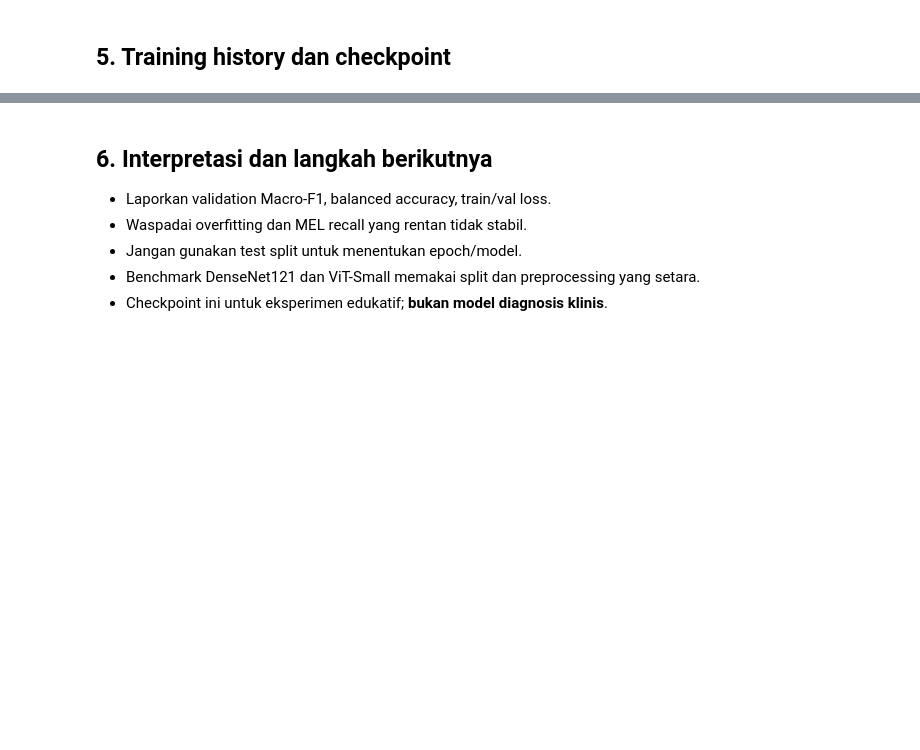
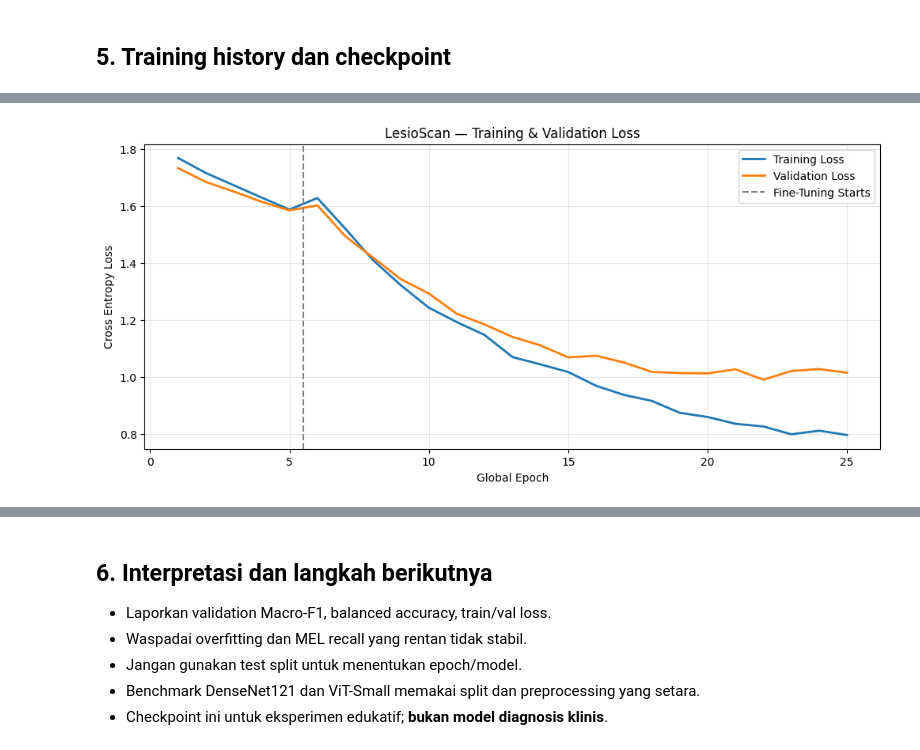
Before and after one commit to Liex2810/lesioscan-ml, a Jupyter notebook: notebooks/03_model_training.ipynb, the cells around one changed output, grey strips where cells are left out. Cells and saved outputs as stored; diff of their text form; code cells hidden in the pictures; blank space fills up the shorter version.

```diff
--- a/notebooks/03_model_training.ipynb
+++ b/notebooks/03_model_training.ipynb
@@ -83,0 +1617,85 @@ print('✅ Checkpoint exists')
+# %%
+import matplotlib.pyplot as plt
+
+# ==========================================
+# LOSS CURVES
+# ==========================================
+
+plt.figure(figsize=(12, 5))
+
+plt.plot(
+    history["global_epoch"],
+    history["train_loss"],
+    label="Training Loss",
+    linewidth=2
+)
+
+plt.plot(
+    history["global_epoch"],
+    history["val_loss"],
+    label="Validation Loss",
+    linewidth=2
+)
+
+plt.axvline(
+    x=len(stage1) + 0.5,
+    linestyle="--",
+    color="gray",
+    label="Fine-Tuning Starts"
+)
+
+plt.xlabel("Global Epoch")
+plt.ylabel("Cross Entropy Loss")
+plt.title("LesioScan — Training & Validation Loss")
+plt.legend()
+plt.grid(alpha=0.3)
+
+plt.savefig(
+    FIGURES / "training_loss.png",
+    dpi=180,
+    bbox_inches="tight"
+)
+
+plt.show()
+
+# ==========================================
+# VALIDATION MACRO-F1
+# ==========================================
+
+plt.figure(figsize=(12, 5))
+
+plt.plot(
+    history["global_epoch"],
+    history["val_macro_f1"],
+    marker="o",
+    label="Validation Macro-F1"
+)
+
+plt.axvline(
+    x=len(stage1) + 0.5,
+    linestyle="--",
+    color="gray",
+    label="Fine-Tuning Starts"
+)
+
+plt.axhline(
+    y=stage1_best,
+    linestyle=":",
+    label="Stage 1 Best"
+)
+
+plt.xlabel("Global Epoch")
+plt.ylabel("Macro-F1")
+plt.title("LesioScan — Validation Macro-F1")
+plt.legend()
+plt.grid(alpha=0.3)
+
+plt.savefig(
+    FIGURES / "validation_macro_f1.png",
+    dpi=180,
+    bbox_inches="tight"
+)
+
+plt.show()
+# %% [output]
+[figure, added]
```
Also changed, not shown: parts of 17 cells of this notebook.
